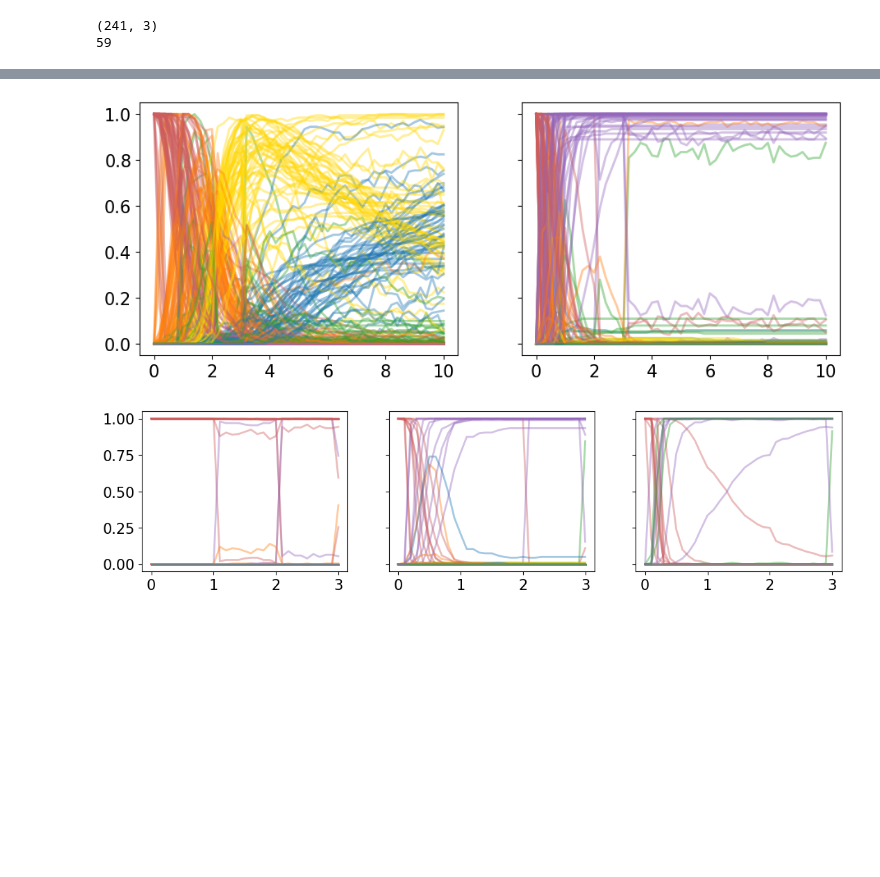
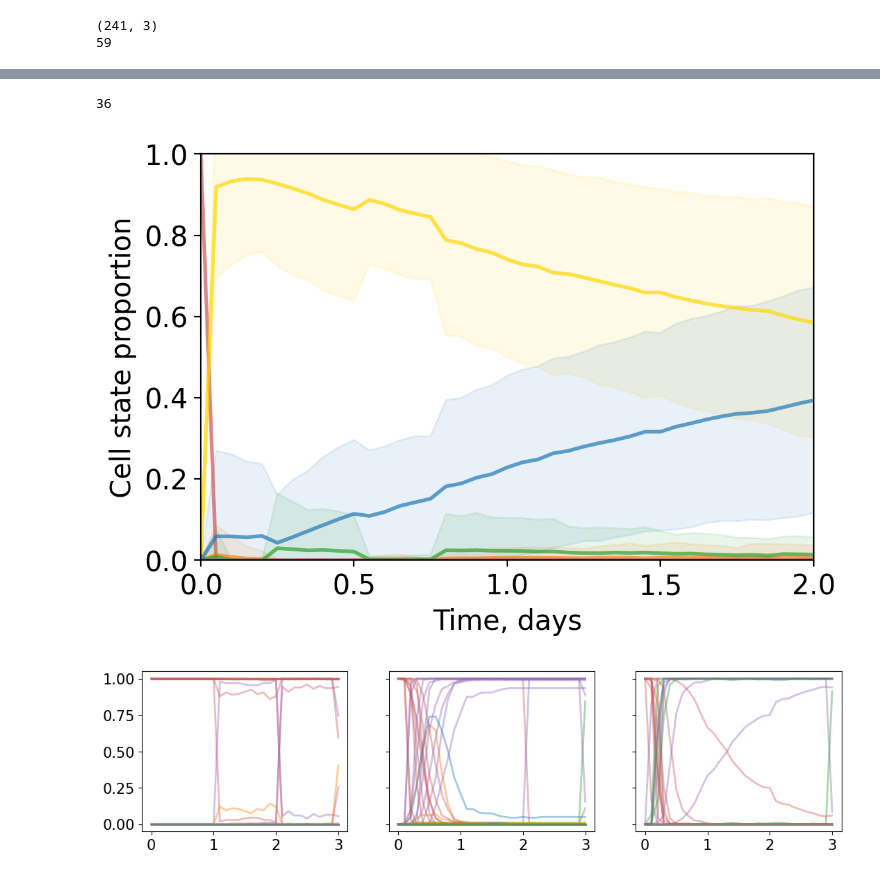
Before and after one commit to victoria-mochulska/evoscape, a Jupyter notebook: notebooks/basins_analysis.ipynb, the cells around one changed output, grey strips where cells are left out. Saved outputs shown, nothing was run; the diff lists cells and outputs as text; code cells hidden in the pictures; blank space fills up the shorter version.

```diff
--- a/notebooks/basins_analysis.ipynb
+++ b/notebooks/basins_analysis.ipynb
@@ -153,0 +210,19 @@ for i in (3,4):
+# %%
+common_fig, common_ax = plt.subplots(1, 1, figsize=(6, 4))
+
+
+props[:, init_state, 0] = 1.
+
+for s in range(2,5):
+    mean = np.mean(props[:, s, :], axis=0)
+    std = np.std(props[:, s, :], axis=0)
+    common_ax.plot(np.linspace(*time_pars)/4, mean, c=colors[s], lw=2., alpha=0.7)
+    common_ax.fill_between(np.linspace(*time_pars)/4, mean-std, mean+std, color=colors[s], alpha=0.1)
+
+common_ax.set_ylim(top=1.0, bottom=0)
+plt.xlim((0,2))
+# common_ax[1].set_yticklabels([])
+# common_ax[2].set_yticklabels([])
+plt.xlabel('Time, days')
+plt.ylabel('Cell state proportion', fontsize=20)
+plt.show()
@@ -154,54 +231,25 @@ for i in (3,4):
+# %%
+len(props)
+# %% [output]
+36
 # %%
-%autoreload
+common_fig, common_ax = plt.subplots(1, 1, figsize=(6, 4))
 
-L = 4.
-npoints = 201
-q = np.linspace(-L, L, npoints)
-xx, yy = np.meshgrid(q,q, indexing = 'xy')
+for s in range(6):
+    mean = np.mean(props[:, s, :], axis=0)
+    std = np.std(props[:, s, :], axis=0)
+    common_ax.plot(np.linspace(*time_pars)/4, mean, c=colors[s], lw=2., alpha=0.7)
+    common_ax.fill_between(np.linspace(*time_pars)/4, mean-std, mean+std, color=colors[s], alpha=0.1)
 
-colors = ('indianred', 'tab:orange', 'gold', 'tab:green', 'tab:blue', 'tab:purple')
-
-noise = 0.2
-ndt =200
-nt = 51
-ncells = 200
-time_pars = (0, 10, nt)
-
-times = np.array((1., 3.))-0.5
-
-common_fig, common_ax = plt.subplots(1, 2, figsize=(11, 4))
-
-init_state = 0
-
-# for i in range(len(timecodes)):
-for i in range(50):
-
-    timecode = timecodes.iloc[i]
-    landscape = landscape_from_timecode(timecode, data_dir, gen, landscape_pars)
-    landscape.morphogen_times = np.arange(4, dtype='float')
-
-    for it, t in enumerate(times):
-        landscape.init_cells(ncells, init_state, 0.5*noise)
-        traj, states = landscape.run_cells(*time_pars, noise, ndt=ndt, frozen=True, t_freeze=t)
-        props = np.zeros((6, nt))
-        for s, state in enumerate((0, 1, 2, 3, 4, 5)):
-            props[s] = np.sum(states == state, axis=0)/ncells
-
-        # fig, ax = vis.visualize_cell_states(landscape, xx, yy, t, 0)
-        # for cell in range(ncells):
-        #     ax.plot(traj[0, cell, :], traj[1, cell, :], color='k')
-        # plt.show()
-
-        for s in range(6):
-            common_ax[it].plot(np.linspace(*time_pars), props[s], c=colors[s], lw=2., alpha=0.4)
-
-for ax in common_ax:
-    ax.set_ylim(top=1.05)
-common_ax[1].set_yticklabels([])
+common_ax.set_ylim(top=1.0, bottom=0)
+plt.xlim((0,2))
+# common_ax[1].set_yticklabels([])
 # common_ax[2].set_yticklabels([])
+plt.xlabel('Time, days')
+plt.ylabel('Cell state proportion')
 plt.show()
 # %% [output]
-[figure, old version]
+[figure, new version]
 # %%
 %autoreload
 
```
Also changed, not shown: parts of 6 cells of this notebook, 33 other files.
